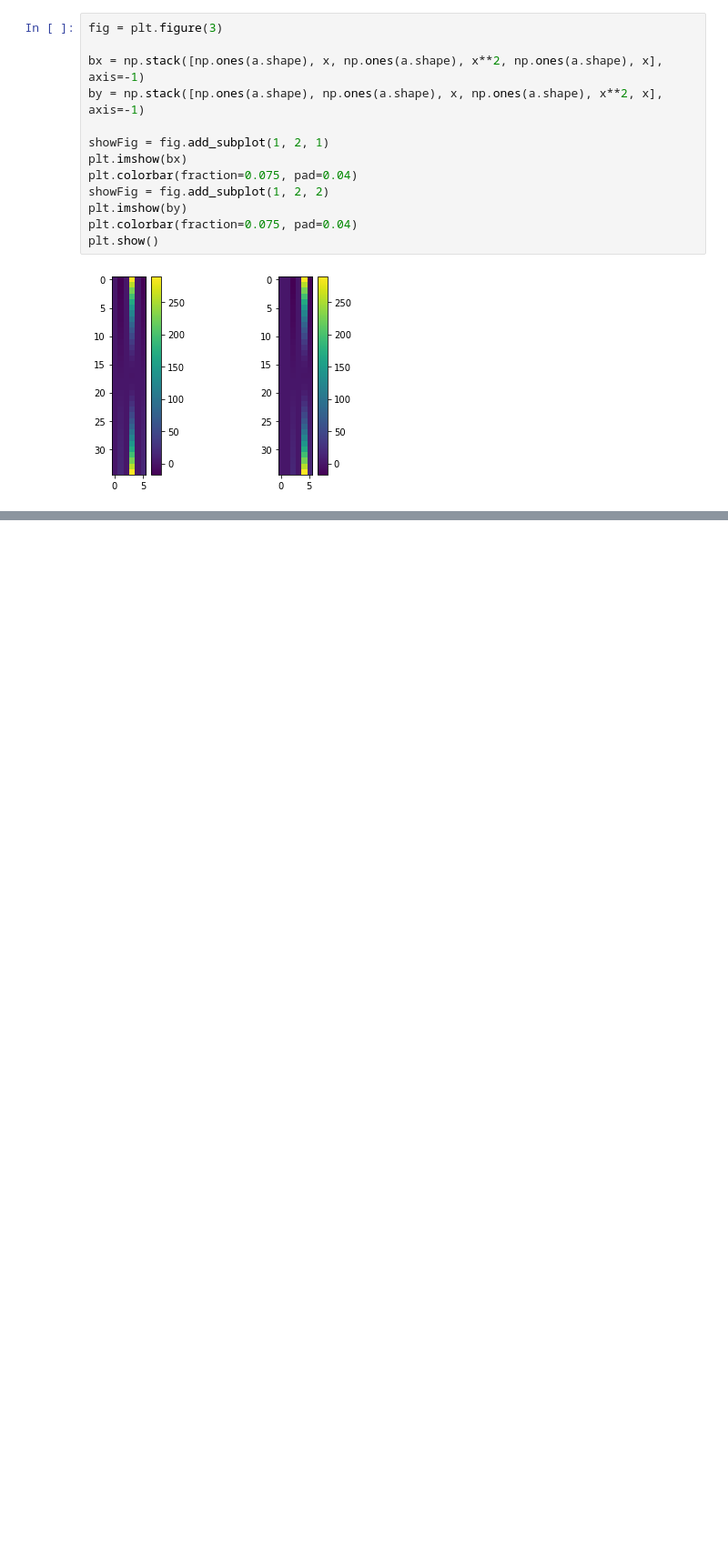
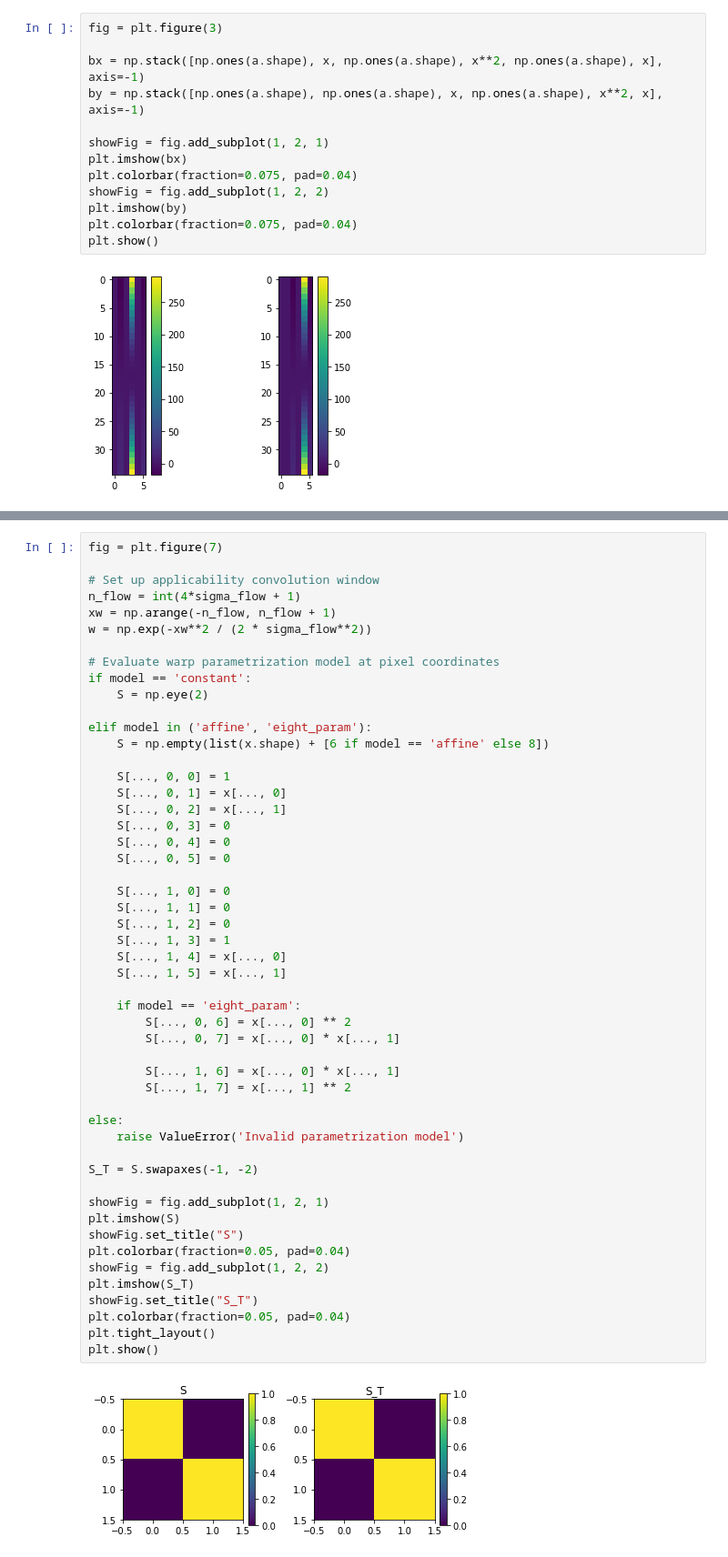
Before and after one commit to gogoalexy/learnOpenCV, a Jupyter notebook: farneback.ipynb, the cells around one changed output, grey strips where cells are left out. Shown at 91% size. Drawn from its saved outputs; the diff is of its cells as text; blank space fills up the shorter version.

```diff
--- a/farneback.ipynb
+++ b/farneback.ipynb
@@ -388,0 +205,53 @@ def flow_iterative(
+# %%
+fig = plt.figure(7)
+
+# Set up applicability convolution window
+n_flow = int(4*sigma_flow + 1)
+xw = np.arange(-n_flow, n_flow + 1)
+w = np.exp(-xw**2 / (2 * sigma_flow**2))
+
+# Evaluate warp parametrization model at pixel coordinates
+if model == 'constant':
+    S = np.eye(2)
+
+elif model in ('affine', 'eight_param'):
+    S = np.empty(list(x.shape) + [6 if model == 'affine' else 8])
+
+    S[..., 0, 0] = 1
+    S[..., 0, 1] = x[..., 0]
+    S[..., 0, 2] = x[..., 1]
+    S[..., 0, 3] = 0
+    S[..., 0, 4] = 0
+    S[..., 0, 5] = 0
+
+    S[..., 1, 0] = 0
+    S[..., 1, 1] = 0
+    S[..., 1, 2] = 0
+    S[..., 1, 3] = 1
+    S[..., 1, 4] = x[..., 0]
+    S[..., 1, 5] = x[..., 1]
+
+    if model == 'eight_param':
+        S[..., 0, 6] = x[..., 0] ** 2
+        S[..., 0, 7] = x[..., 0] * x[..., 1]
+
+        S[..., 1, 6] = x[..., 0] * x[..., 1]
+        S[..., 1, 7] = x[..., 1] ** 2
+
+else:
+    raise ValueError('Invalid parametrization model')
+
+S_T = S.swapaxes(-1, -2)
+
+showFig = fig.add_subplot(1, 2, 1)
+plt.imshow(S)
+showFig.set_title("S")
+plt.colorbar(fraction=0.05, pad=0.04)
+showFig = fig.add_subplot(1, 2, 2)
+plt.imshow(S_T)
+showFig.set_title("S_T")
+plt.colorbar(fraction=0.05, pad=0.04)
+plt.tight_layout()
+plt.show()
+# %% [output]
+[figure, added]
```
Also changed, not shown: parts of 13 cells of this notebook, 3 other files.
